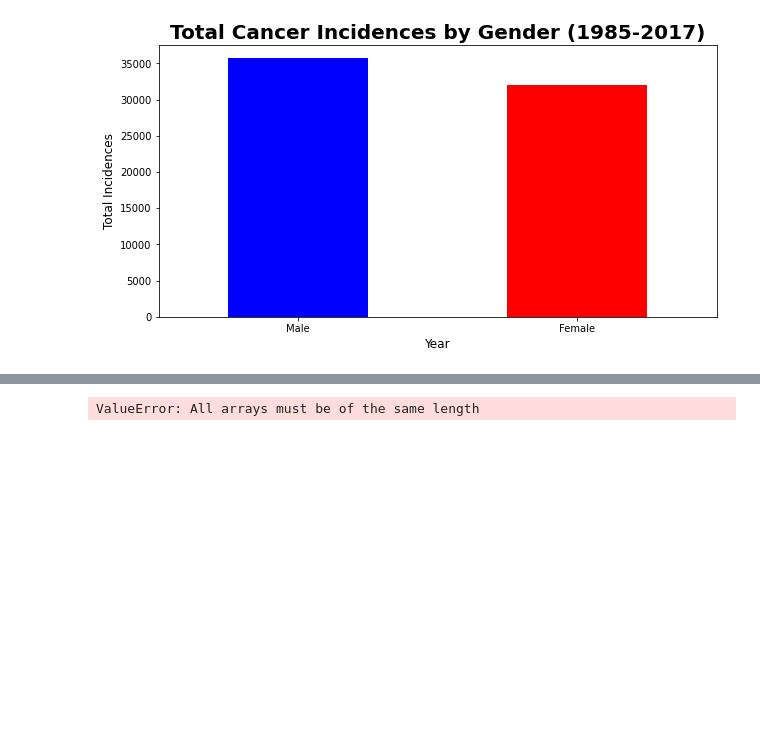
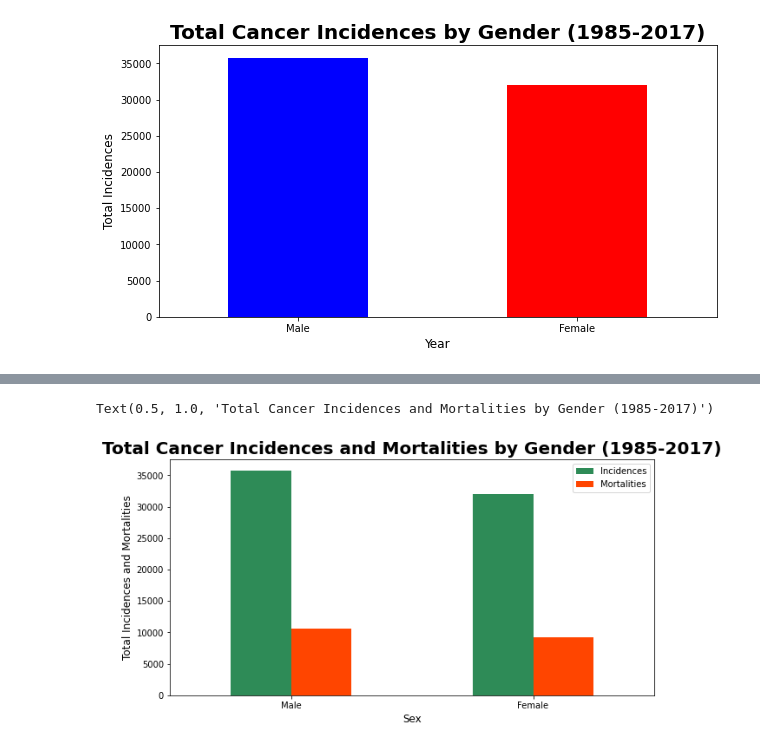
Before and after one commit to RowanSakoulas/data_project, a Jupyter notebook: cancer2.ipynb, the cells around one changed output, grey strips where cells are left out. Cells and saved outputs as stored; diff of their text form; code cells hidden in the pictures; blank space fills up the shorter version.

```diff
--- a/cancer2.ipynb
+++ b/cancer2.ipynb
@@ -138,26 +182,25 @@ Text(0.5, 1.0, 'Total Cancer Incidences by Type (1985-2017)')
 # %%
-#separated by type and gender
-bowel_male = bowel[bowel['sex'].isin(['Male'])].sum()
-bowel_female = bowel[bowel['sex'].isin(['Female'])].sum()
+#adding male mortalities
+mortality_allmale = cancer_data[cancer_data['IncidenceMortality_Sex'].isin(['Mortality Male'])]
+mortality_malesum = mortality_allmale['NumberOfCases'].sum()
 
-#print(bowel_male)
-#print(bowel_female)
-#creating sums of cancer types
-bowel_sum = bowel["NumberOfCases"].sum()
-lung_sum = lung["NumberOfCases"].sum()
-melanoma_sum = melanoma["NumberOfCases"].sum()
-breast_sum = breast["NumberOfCases"].sum()
-prostate_sum = prostate["NumberOfCases"].sum()
+#adding female mortalities
+mortality_allfemale = cancer_data[cancer_data['IncidenceMortality_Sex'].isin(['Mortality Female'])]
+mortality_femalesum = mortality_allfemale['NumberOfCases'].sum()
 
 #making the bar graph
-bar_data = {"Cancer Type":["Bowel","Lung","Melanoma","Breast","Prostate"],
-        "Total Incidences":[bowel_male, bowel_female]}
+bar_data = {"Incidences":[cancer_malesum, cancer_femalesum],
+        "Mortalities":[mortality_malesum, mortality_femalesum]}
 
-dataFrame = pd.DataFrame(data=bar_data)
+index     = ["Male", "Female"]
 
-dataFrame.plot.bar(x="Cancer Type", y="Total Incidences", rot=0, color=("Blue", "Orange", "Green", "Red", "Purple"), legend=False)
-plt.xlabel('Year', fontsize = 12)
-plt.ylabel('Total Incidences', fontsize = 12)
-plt.title('Total Cancer Incidences by Type (1985-2017)', fontsize = 20, fontweight = "bold")
+dataFrame = pd.DataFrame(data=bar_data, index=index)
+
+dataFrame.plot.bar(rot=0, color=("seagreen", "orangered"))
+
+plt.xlabel('Sex', fontsize = 12)
+plt.ylabel('Total Incidences and Mortalities', fontsize = 12)
+plt.title('Total Cancer Incidences and Mortalities by Gender (1985-2017)', fontsize = 20, fontweight = "bold")
 # %% [output]
-ValueError: All arrays must be of the same length
+Text(0.5, 1.0, 'Total Cancer Incidences and Mortalities by Gender (1985-2017)')
+[figure, added]
```
Also changed, not shown: parts of 5 cells of this notebook.
